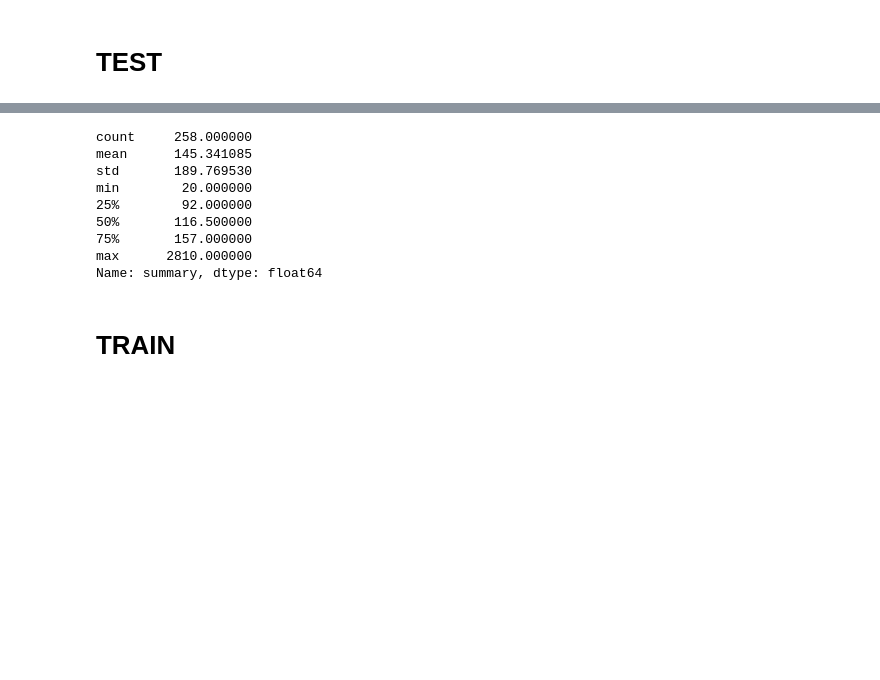
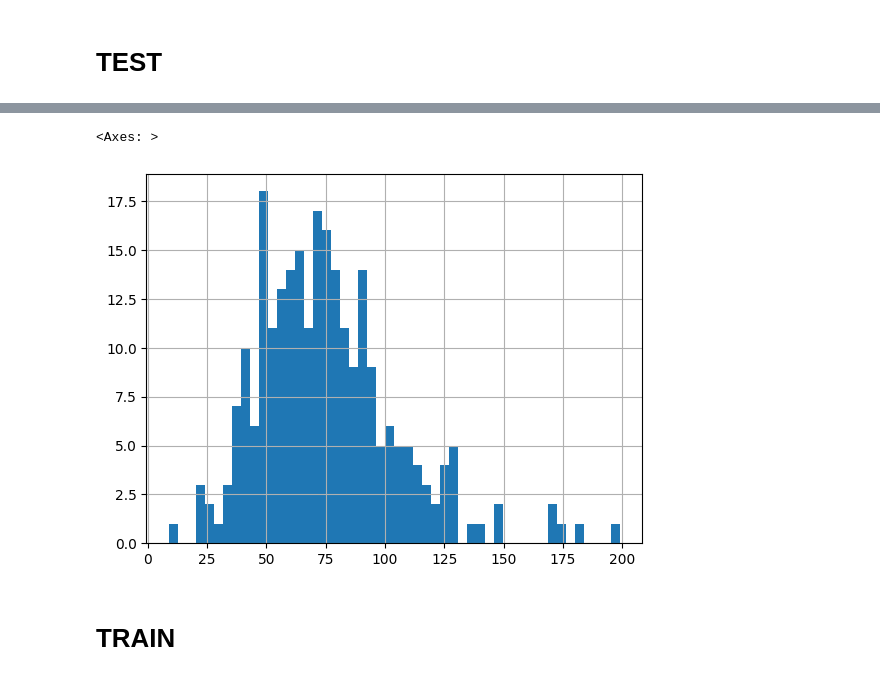
Before and after one commit to xendalm/vyzhimka, a Jupyter notebook: notebooks/datasets.ipynb, the cells around one changed output, grey strips where cells are left out. Cells and saved outputs as stored; diff of their text form; code cells hidden in the pictures; blank space fills up the shorter version.

```diff
--- a/notebooks/datasets.ipynb
+++ b/notebooks/datasets.ipynb
@@ -130,15 +126,8 @@ Name: text, dtype: float64
 # %%
-test["summary"].apply(lambda x: len(tokenizer(x, truncation=False)["input_ids"])).describe()
+test[test["target_words"]<200]["target_words"].hist(bins=50)
 # %% [output]
-count     258.000000
-mean      145.341085
-std       189.769530
-min        20.000000
-25%        92.000000
-50%       116.500000
-75%       157.000000
-max      2810.000000
-Name: summary, dtype: float64
+<Axes: >
+[figure, added]
 # %%
 from datasets import Dataset
 
```
Also changed, not shown: parts of 47 cells of this notebook, 4 other files.
